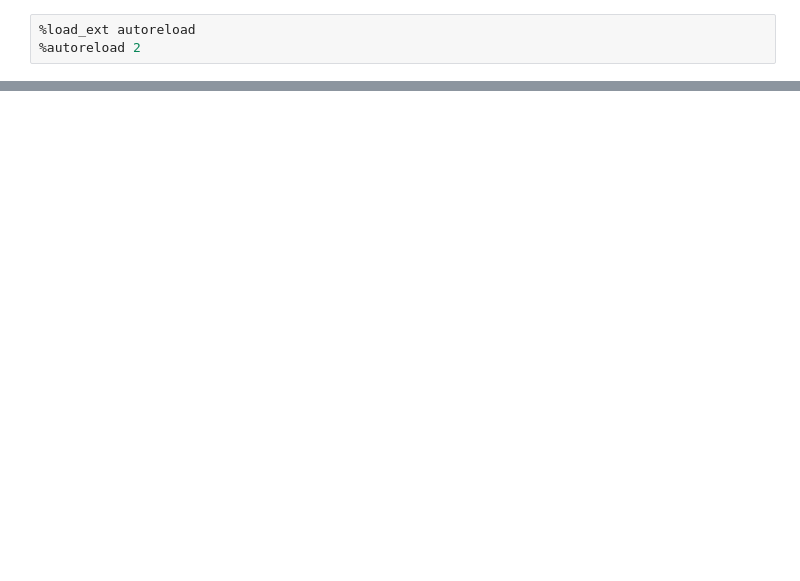
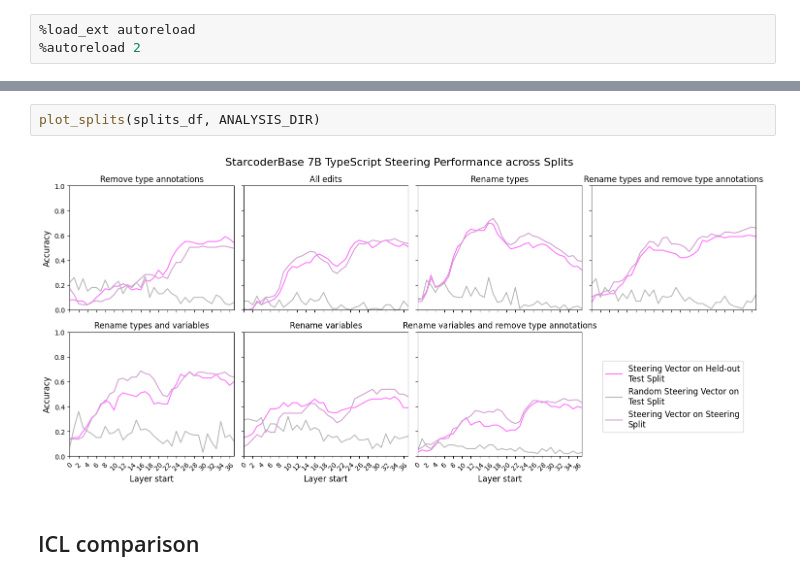
Before and after one commit to nuprl/codetrace, a Jupyter notebook: codetrace/analysis/plot.ipynb, the cells around one changed output, grey strips where cells are left out. Drawn from its saved outputs; the diff is of its cells as text; blank space fills up the shorter version.

```diff
--- a/codetrace/analysis/plot.ipynb
+++ b/codetrace/analysis/plot.ipynb
@@ -13 +47,7 @@ from codetrace.analysis.plot_fig_icl import _load, compare_icl, plot_icl
+# %%
+plot_splits(splits_df, ANALYSIS_DIR)
+# %% [output]
+[figure, added]
+# %% [markdown]
+## ICL comparison
 # %%
```
Also changed, not shown: parts of 19 cells of this notebook, 6 other files.
